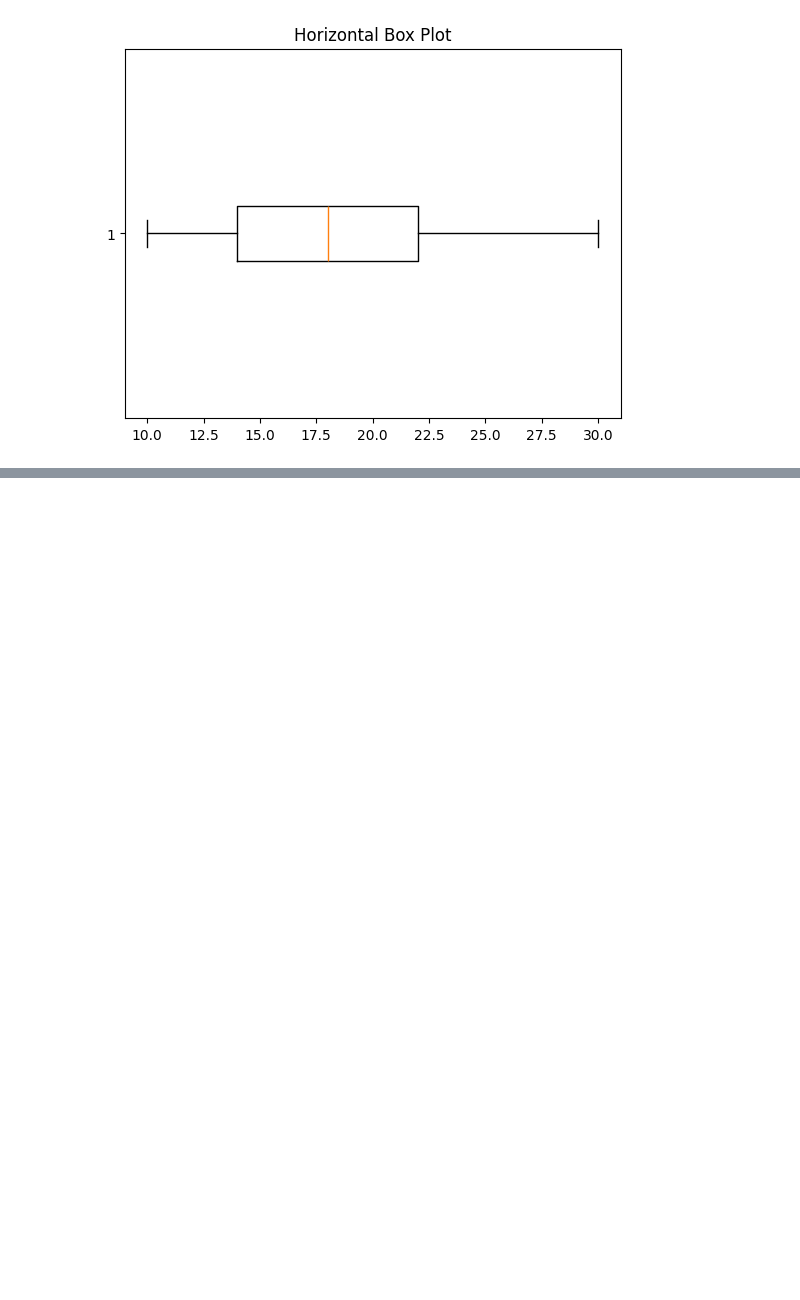
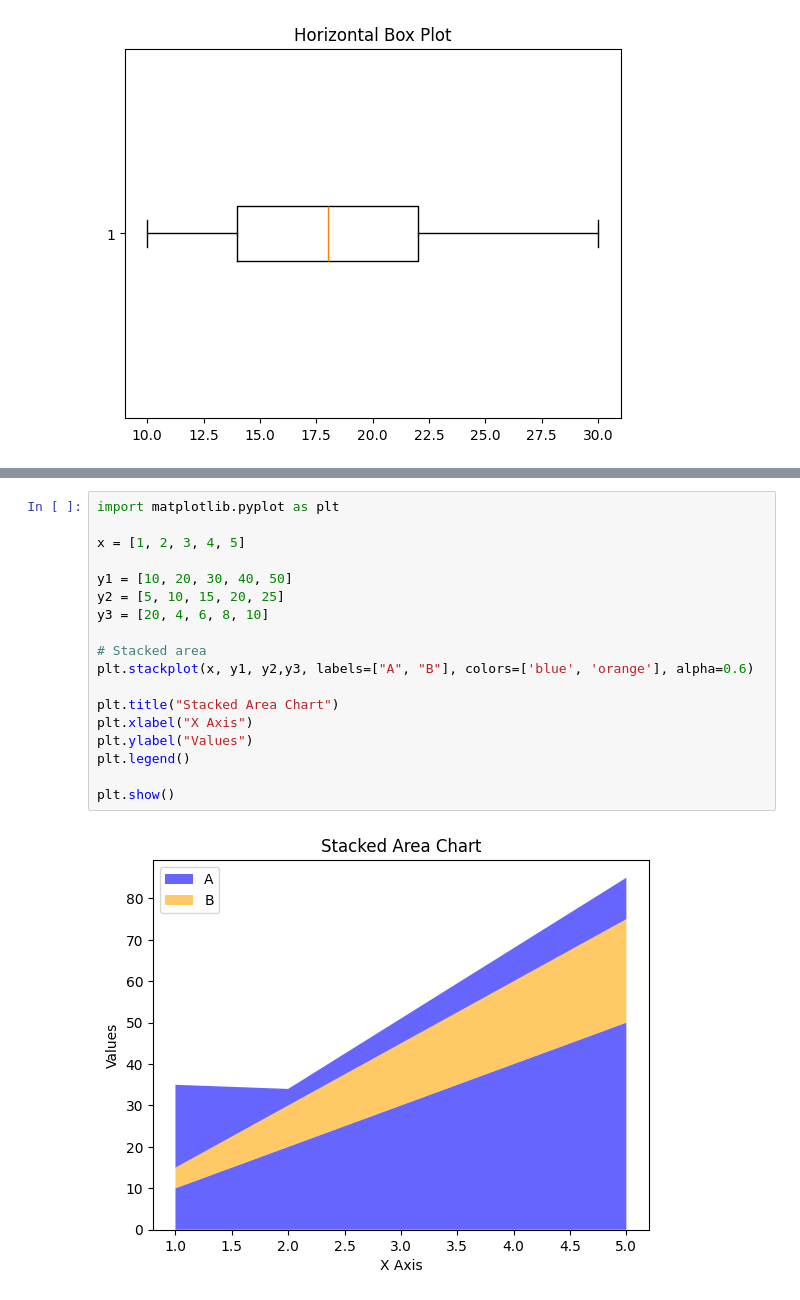
Before and after one commit to rohitkuma6443/Python, a Jupyter notebook: 22.Matplotlip.ipynb, the cells around one changed output, grey strips where cells are left out. Drawn from its saved outputs; the diff is of its cells as text; blank space fills up the shorter version.

```diff
--- a/22.Matplotlip.ipynb
+++ b/22.Matplotlip.ipynb
@@ -380,0 +452,20 @@ plt.show()
+# %%
+import matplotlib.pyplot as plt
+
+x = [1, 2, 3, 4, 5]
+
+y1 = [10, 20, 30, 40, 50]
+y2 = [5, 10, 15, 20, 25]
+y3 = [20, 4, 6, 8, 10]
+
+# Stacked area
+plt.stackplot(x, y1, y2,y3, labels=["A", "B"], colors=['blue', 'orange'], alpha=0.6)
+
+plt.title("Stacked Area Chart")
+plt.xlabel("X Axis")
+plt.ylabel("Values")
+plt.legend()
+
+plt.show()
+# %% [output]
+[figure, added]
```
Also changed, not shown: parts of 7 cells of this notebook.
